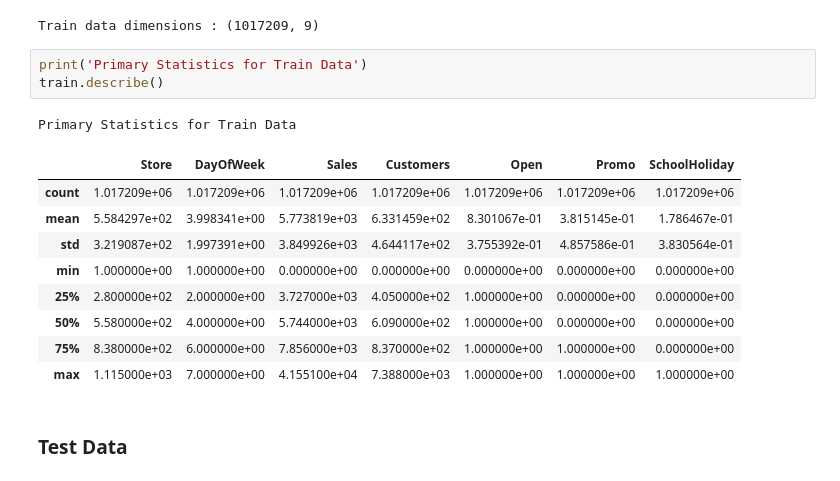
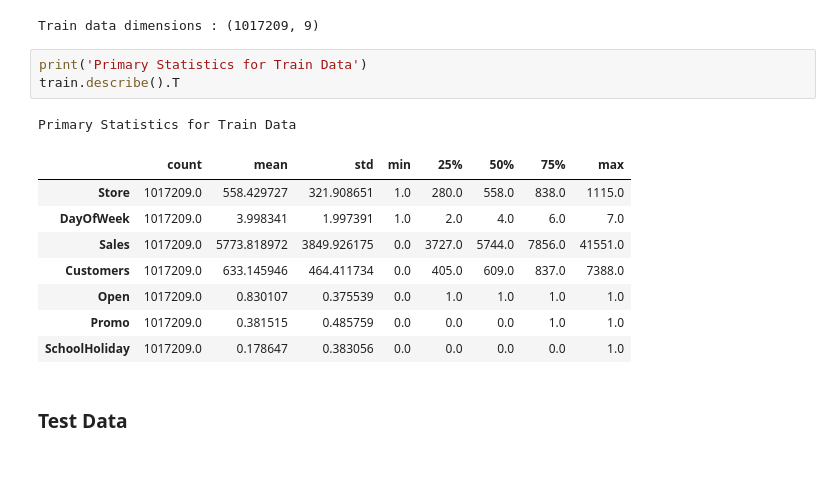
Before and after one commit to pranavrajwade/Introduction_to_EDA, a Jupyter notebook: Rossman_Sales_Intro_to_EDA.ipynb, the cells around one changed output. Cells and saved outputs as stored; diff of their text form.

```diff
--- a/Rossman_Sales_Intro_to_EDA.ipynb
+++ b/Rossman_Sales_Intro_to_EDA.ipynb
@@ -126,18 +96,17 @@ print('Train data dimensions : {}'.format(train.shape))
 Train data dimensions : (1017209, 9)
 # %%
 print('Primary Statistics for Train Data')
-train.describe()
+train.describe().T
 # %% [output]
 Primary Statistics for Train Data
-|  | Store | DayOfWeek | Sales | Customers | Open | Promo | SchoolHoliday |
-| count | 1.017209e+06 | 1.017209e+06 | 1.017209e+06 | 1.017209e+06 | 1.017209e+06 | 1.017209e+06 | 1.017209e+06 |
-| mean | 5.584297e+02 | 3.998341e+00 | 5.773819e+03 | 6.331459e+02 | 8.301067e-01 | 3.815145e-01 | 1.786467e-01 |
-| std | 3.219087e+02 | 1.997391e+00 | 3.849926e+03 | 4.644117e+02 | 3.755392e-01 | 4.857586e-01 | 3.830564e-01 |
-| min | 1.000000e+00 | 1.000000e+00 | 0.000000e+00 | 0.000000e+00 | 0.000000e+00 | 0.000000e+00 | 0.000000e+00 |
-| 25% | 2.800000e+02 | 2.000000e+00 | 3.727000e+03 | 4.050000e+02 | 1.000000e+00 | 0.000000e+00 | 0.000000e+00 |
-| 50% | 5.580000e+02 | 4.000000e+00 | 5.744000e+03 | 6.090000e+02 | 1.000000e+00 | 0.000000e+00 | 0.000000e+00 |
-| 75% | 8.380000e+02 | 6.000000e+00 | 7.856000e+03 | 8.370000e+02 | 1.000000e+00 | 1.000000e+00 | 0.000000e+00 |
-| max | 1.115000e+03 | 7.000000e+00 | 4.155100e+04 | 7.388000e+03 | 1.000000e+00 | 1.000000e+00 | 1.000000e+00 |
+|  | count | mean | std | min | 25% | 50% | 75% | max |
+| Store | 1017209.0 | 558.429727 | 321.908651 | 1.0 | 280.0 | 558.0 | 838.0 | 1115.0 |
+| DayOfWeek | 1017209.0 | 3.998341 | 1.997391 | 1.0 | 2.0 | 4.0 | 6.0 | 7.0 |
+| Sales | 1017209.0 | 5773.818972 | 3849.926175 | 0.0 | 3727.0 | 5744.0 | 7856.0 | 41551.0 |
+| Customers | 1017209.0 | 633.145946 | 464.411734 | 0.0 | 405.0 | 609.0 | 837.0 | 7388.0 |
+| Open | 1017209.0 | 0.830107 | 0.375539 | 0.0 | 1.0 | 1.0 | 1.0 | 1.0 |
+| Promo | 1017209.0 | 0.381515 | 0.485759 | 0.0 | 0.0 | 0.0 | 1.0 | 1.0 |
+| SchoolHoliday | 1017209.0 | 0.178647 | 0.383056 | 0.0 | 0.0 | 0.0 | 0.0 | 1.0 |
 # %% [markdown]
 ### Test Data
 # %%
```
Also changed, not shown: parts of 150 cells of this notebook.
